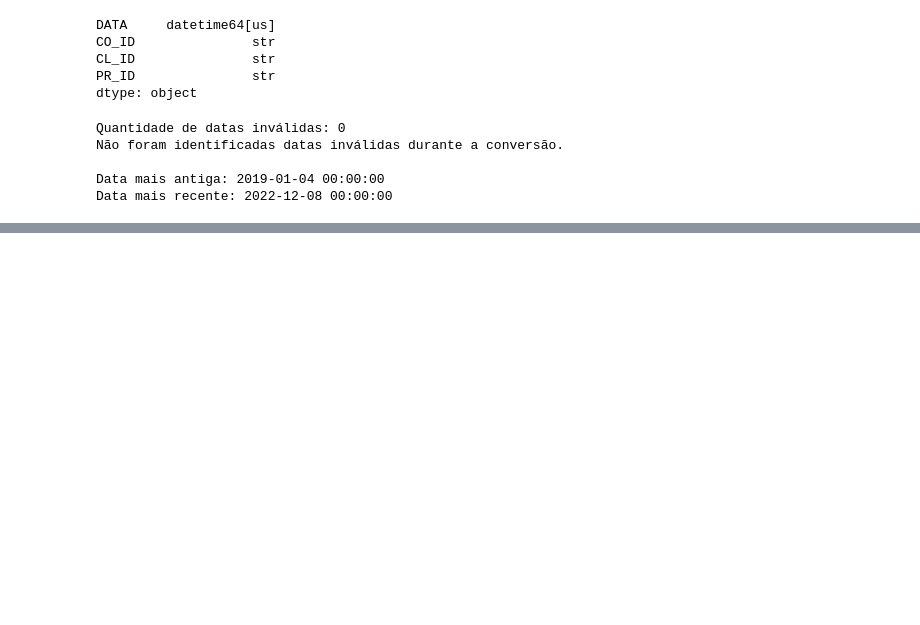
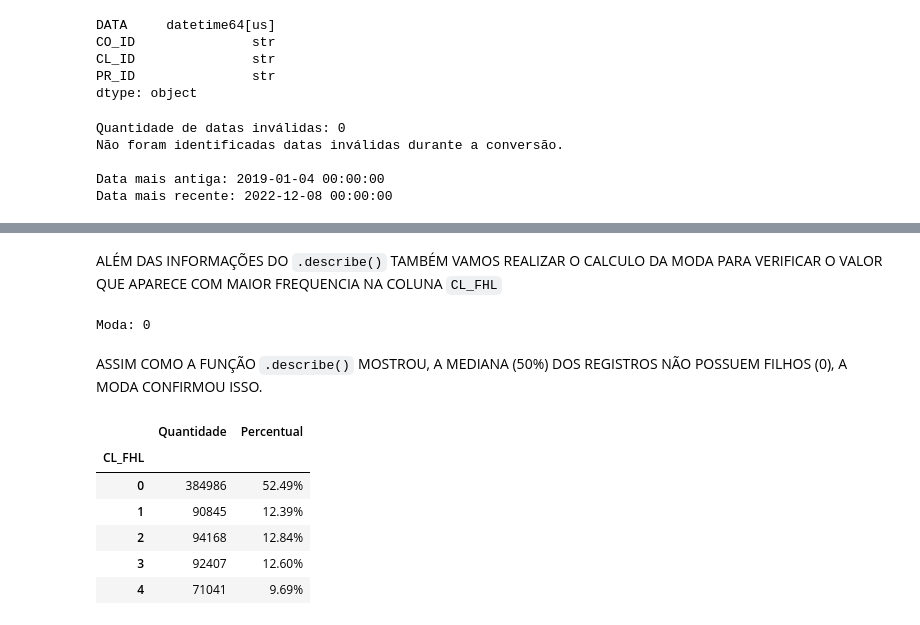
Before and after one commit to FelipeBusa/mini_projeto_turma05, a Jupyter notebook: Mini_Projeto_Felipe_Busarello.ipynb, the cells around one changed output, grey strips where cells are left out. Saved outputs shown, nothing was run; the diff lists cells and outputs as text; code cells hidden in the pictures; blank space fills up the shorter version.

Commit message:
Realizado análise de distribuição de filhos dos registros da base

```diff
--- a/Mini_Projeto_Felipe_Busarello.ipynb
+++ b/Mini_Projeto_Felipe_Busarello.ipynb
@@ -464,0 +492,30 @@ Data mais recente: 2022-12-08 00:00:00
+# %% [markdown]
+ALÉM DAS INFORMAÇÕES DO `.describe()` TAMBÉM VAMOS REALIZAR O CALCULO DA MODA PARA VERIFICAR O VALOR QUE APARECE COM MAIOR FREQUENCIA NA COLUNA `CL_FHL`
+# %%
+# ===========
+# CÁLCULANDO A MODA
+# ===========
+moda = df_copia["CL_FHL"].mode()
+
+print("Moda:", moda.iloc[0])
+# %% [output]
+Moda: 0
+# %% [markdown]
+ASSIM COMO A FUNÇÃO `.describe()` MOSTROU, A MEDIANA (50%) DOS REGISTROS NÃO POSSUEM FILHOS (0), A MODA CONFIRMOU ISSO.
+# %%
+# ===========
+# AVALIANDO A DISTRIBUIÇÃO DE FILHOS
+# ===========
+distribuicao_filhos = (df_copia["CL_FHL"].value_counts().sort_index().to_frame(name="Quantidade"))
+distribuicao_filhos["Percentual"] = (distribuicao_filhos["Quantidade"] / distribuicao_filhos["Quantidade"].sum()* 100)
+distribuicao_filhos["Percentual"] = (distribuicao_filhos["Percentual"].map(lambda x: f"{x:.2f}%"))
+
+display(distribuicao_filhos)
+# %% [output]
+|  | Quantidade | Percentual |
+| CL_FHL |  |  |
+| 0 | 384986 | 52.49% |
+| 1 | 90845 | 12.39% |
+| 2 | 94168 | 12.84% |
+| 3 | 92407 | 12.60% |
+| 4 | 71041 | 9.69% |
```
Also changed, not shown: parts of 8 cells of this notebook.
